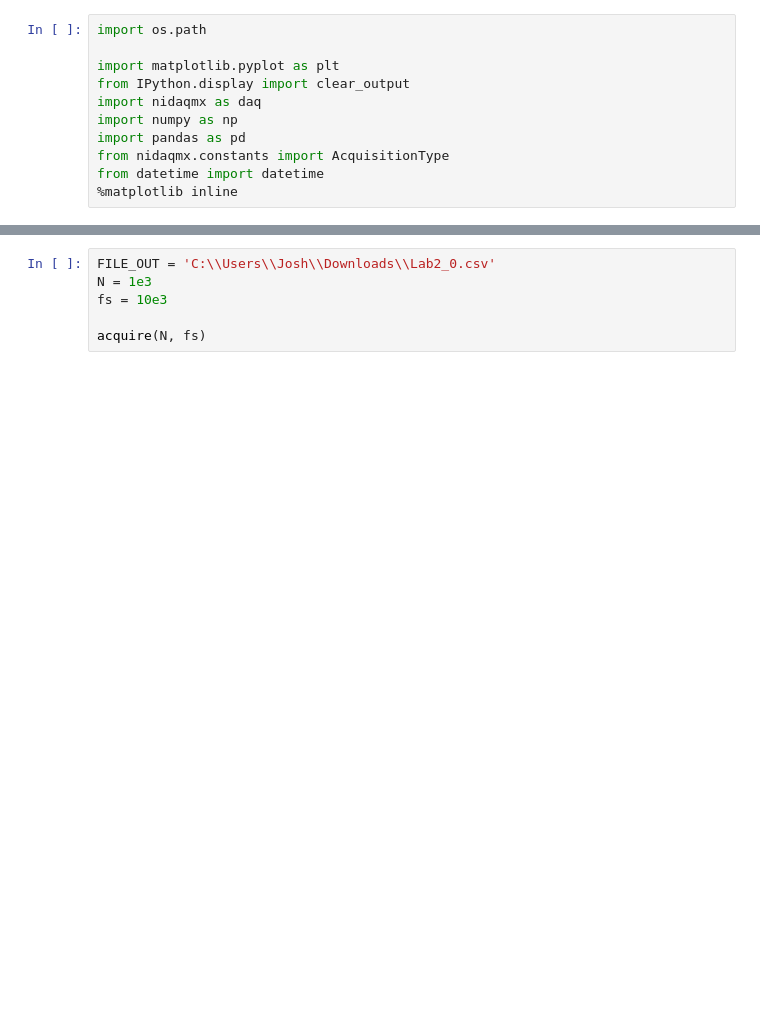
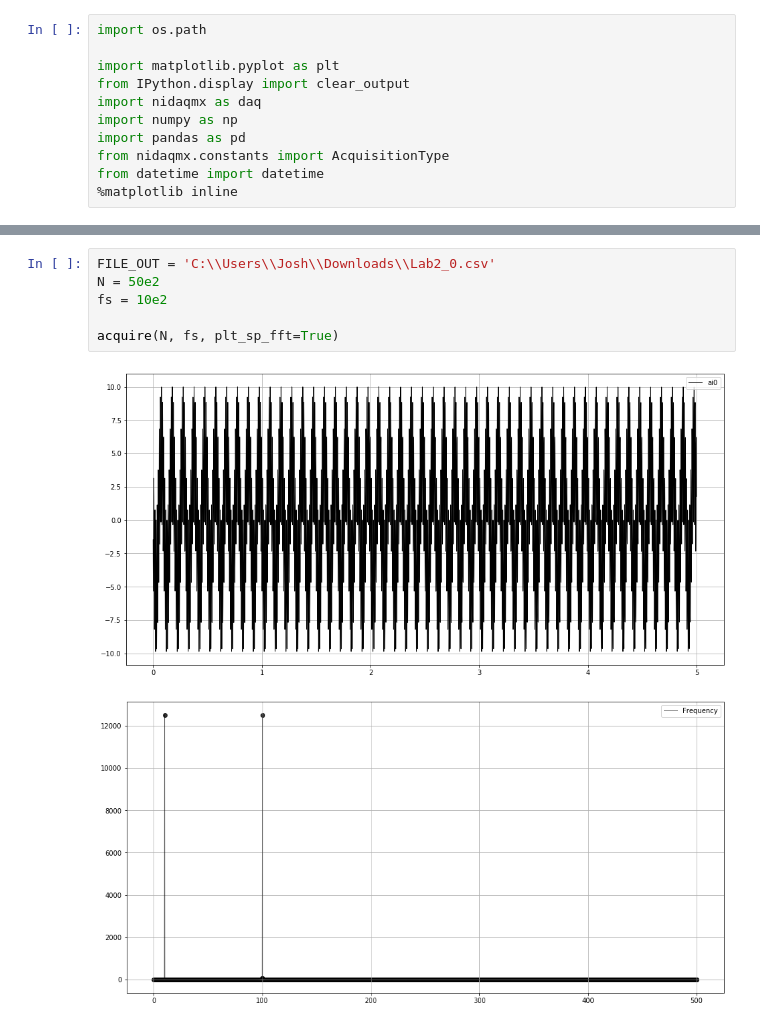
Before and after one commit to bardet/GWU-MAE3120_2020, a Jupyter notebook: Labs/DAQ.ipynb, the cells around one changed output, grey strips where cells are left out. Cells and saved outputs as stored; diff of their text form; blank space fills up the shorter version.

Commit message:
Fixed FFT frequency spectra plot

```diff
--- a/Labs/DAQ.ipynb
+++ b/Labs/DAQ.ipynb
@@ -150,7 +155,10 @@ def fft_plot(t, data, N):
     plt.grid();
 # %%
 FILE_OUT = 'C:\\Users\\Josh\\Downloads\\Lab2_0.csv'
-N = 1e3
-fs = 10e3
+N = 50e2
+fs = 10e2
 
-acquire(N, fs)
+acquire(N, fs, plt_sp_fft=True)
+# %% [output]
+[figure, added]
+[figure, added]
```
Also changed, not shown: parts of 1 cell of this notebook.
